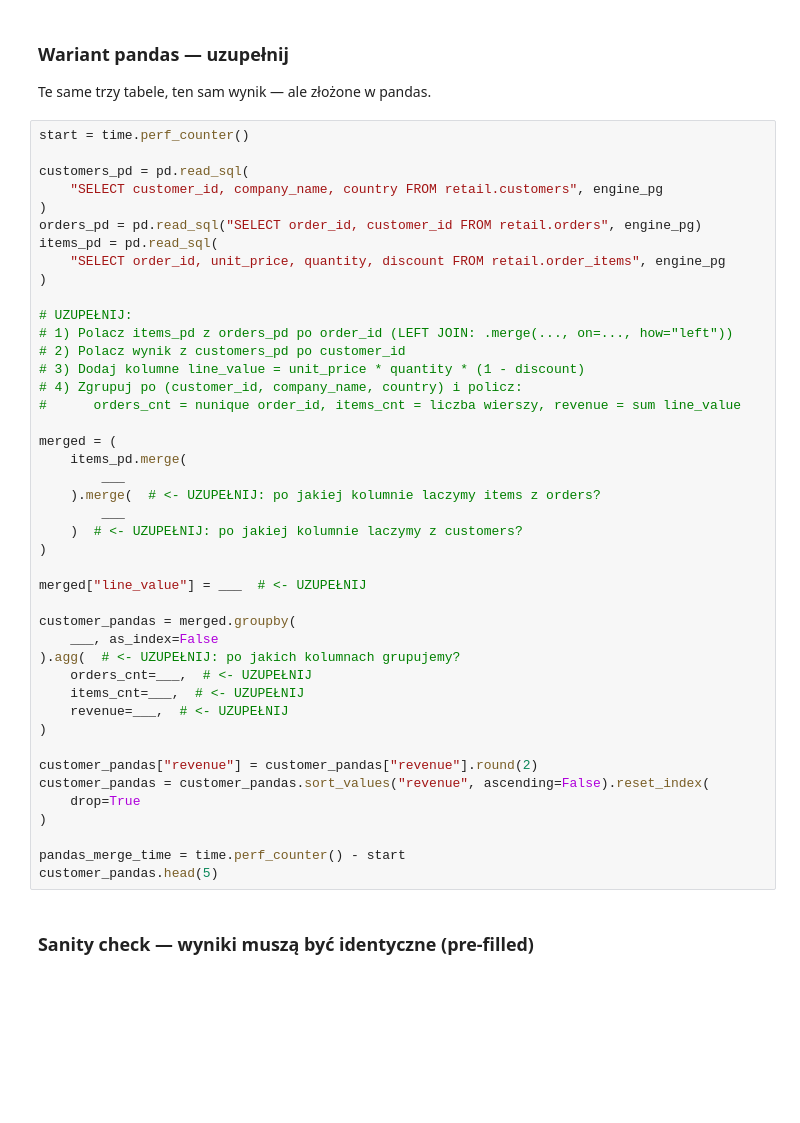
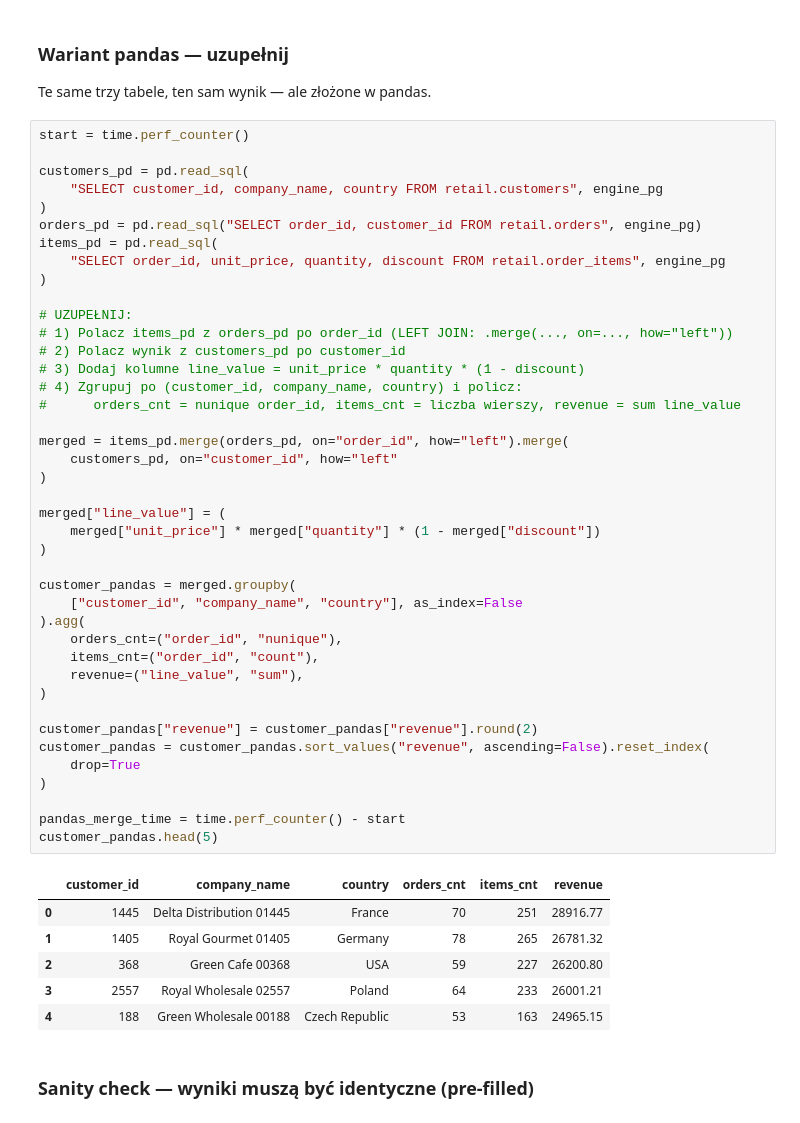
Before and after one commit to closetcaiman/dbids, a Jupyter notebook: labs/lab9/notebooks/notebook.ipynb, the cells around one changed output. Cells and saved outputs as stored; diff of their text form; blank space fills up the shorter version.

```diff
--- a/labs/lab9/notebooks/notebook.ipynb
+++ b/labs/lab9/notebooks/notebook.ipynb
@@ -530,45 +635,50 @@ Te same trzy tabele, ten sam wynik — ale złożone w pandas.
 start = time.perf_counter()
 
 customers_pd = pd.read_sql(
     "SELECT customer_id, company_name, country FROM retail.customers", engine_pg
 )
 orders_pd = pd.read_sql("SELECT order_id, customer_id FROM retail.orders", engine_pg)
 items_pd = pd.read_sql(
     "SELECT order_id, unit_price, quantity, discount FROM retail.order_items", engine_pg
 )
 
 # UZUPEŁNIJ:
 # 1) Polacz items_pd z orders_pd po order_id (LEFT JOIN: .merge(..., on=..., how="left"))
 # 2) Polacz wynik z customers_pd po customer_id
 # 3) Dodaj kolumne line_value = unit_price * quantity * (1 - discount)
 # 4) Zgrupuj po (customer_id, company_name, country) i policz:
 #      orders_cnt = nunique order_id, items_cnt = liczba wierszy, revenue = sum line_value
 
-merged = (
-    items_pd.merge(
-        ___
-    ).merge(  # <- UZUPEŁNIJ: po jakiej kolumnie laczymy items z orders?
-        ___
-    )  # <- UZUPEŁNIJ: po jakiej kolumnie laczymy z customers?
+merged = items_pd.merge(orders_pd, on="order_id", how="left").merge(
+    customers_pd, on="customer_id", how="left"
 )
 
-merged["line_value"] = ___  # <- UZUPEŁNIJ
+merged["line_value"] = (
+    merged["unit_price"] * merged["quantity"] * (1 - merged["discount"])
+)
 
 customer_pandas = merged.groupby(
-    ___, as_index=False
-).agg(  # <- UZUPEŁNIJ: po jakich kolumnach grupujemy?
-    orders_cnt=___,  # <- UZUPEŁNIJ
-    items_cnt=___,  # <- UZUPEŁNIJ
-    revenue=___,  # <- UZUPEŁNIJ
+    ["customer_id", "company_name", "country"], as_index=False
+).agg(
+    orders_cnt=("order_id", "nunique"),
+    items_cnt=("order_id", "count"),
+    revenue=("line_value", "sum"),
 )
 
 customer_pandas["revenue"] = customer_pandas["revenue"].round(2)
 customer_pandas = customer_pandas.sort_values("revenue", ascending=False).reset_index(
     drop=True
 )
 
 pandas_merge_time = time.perf_counter() - start
 customer_pandas.head(5)
+# %% [output]
+|  | customer_id | company_name | country | orders_cnt | items_cnt | revenue |
+| 0 | 1445 | Delta Distribution 01445 | France | 70 | 251 | 28916.77 |
+| 1 | 1405 | Royal Gourmet 01405 | Germany | 78 | 265 | 26781.32 |
+| 2 | 368 | Green Cafe 00368 | USA | 59 | 227 | 26200.80 |
+| 3 | 2557 | Royal Wholesale 02557 | Poland | 64 | 233 | 26001.21 |
+| 4 | 188 | Green Wholesale 00188 | Czech Republic | 53 | 163 | 24965.15 |
 # %% [markdown]
 ### Sanity check — wyniki muszą być identyczne (pre-filled)
 # %%
```
Also changed, not shown: parts of 46 cells of this notebook, 1 other file.
